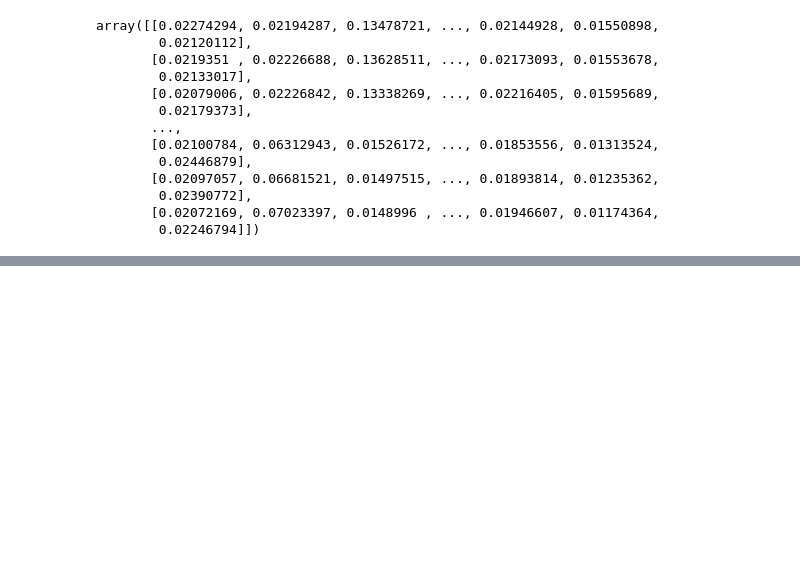
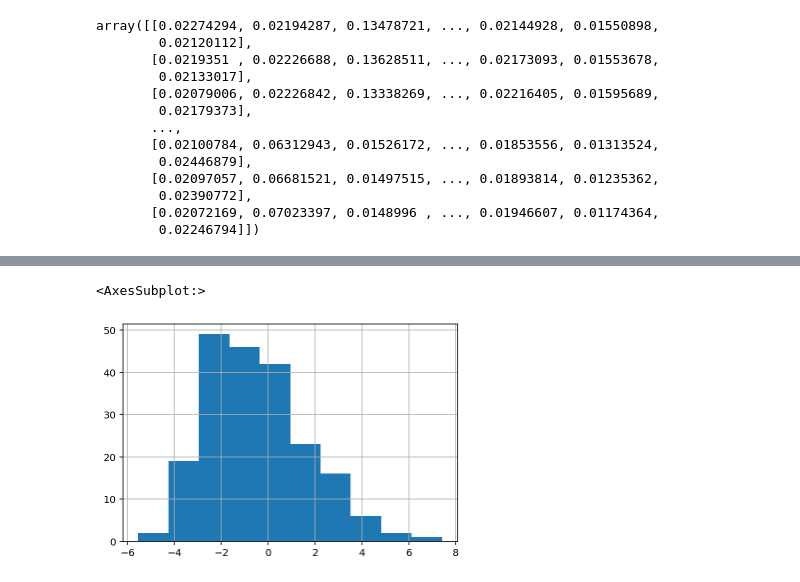
Before and after one commit to ianrgraham/monk, a Jupyter notebook: scripts/forward-flux/notebooks/analyze_basin.ipynb, the cells around one changed output, grey strips where cells are left out. Cells and saved outputs as stored; diff of their text form; code cells hidden in the pictures; blank space fills up the shorter version.

```diff
--- a/scripts/forward-flux/notebooks/analyze_basin.ipynb
+++ b/scripts/forward-flux/notebooks/analyze_basin.ipynb
@@ -265,0 +272,6 @@ Text(0.5, 0, '$\\Delta r$ P90 $t<t(p_{hop}>0.1)$')
+# %%
+sf_config = softness.StructureFunctionConfig(0.1, 2.5, 0.1, 4)
+softness_df = softness.calc_structure_functions_dataframe_rust(traj[:1], sf_config=sf_config)
+softness_df = softness_df[softness_df.labels == 0]
+with open("../../../pipeline.pkl", "rb") as f:
+    pipe_dict = pickle.load(f)
@@ -265,0 +285,19 @@ Text(0.5, 0, '$\\Delta r$ P90 $t<t(p_{hop}>0.1)$')
+# %%
+def partial_softness_calculation(Xs, pipe):
+    shape = Xs.shape
+    data = Xs
+    pipe_size = pipe[0].n_features_in_
+    scaled_data = pipe[0].transform(np.pad(data, ((0,0),(0,pipe_size-shape[1]))))
+
+    out = np.zeros(shape[0])
+    for i in range(shape[0]):
+        out[i] = np.sum(scaled_data[i,:shape[1]]*pipe[1].coef_[0][:shape[1]]) + pipe[1].intercept_
+    return out
+# %%
+pipeA = pipe_dict["pipe"]
+softness_df["softness"] = partial_softness_calculation(np.stack(softness_df.Xs.values), pipeA)
+# %%
+softness_df.softness.hist()
+# %% [output]
+<AxesSubplot:>
+[figure, added]
```
Also changed, not shown: parts of 10 cells of this notebook, 2 other files.
